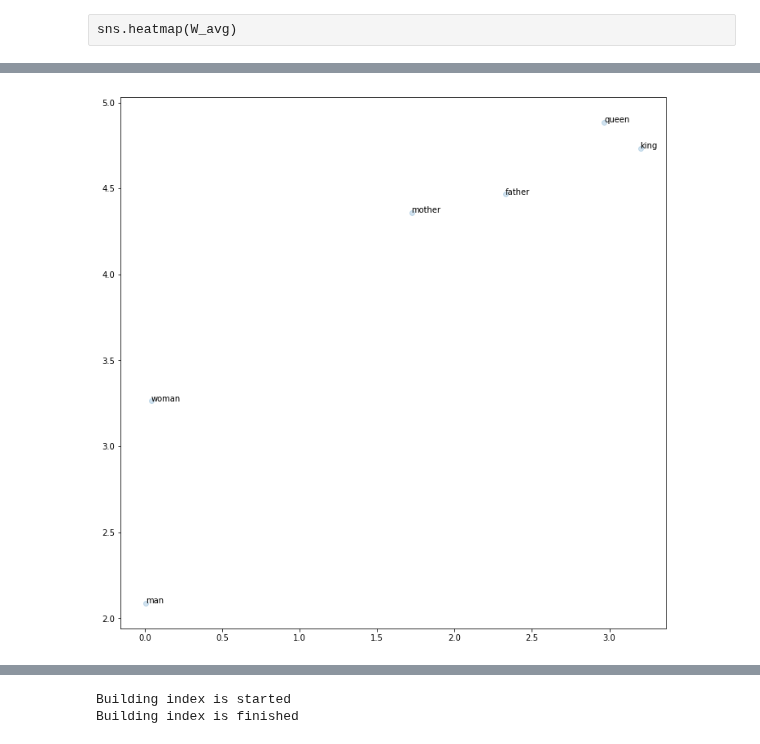
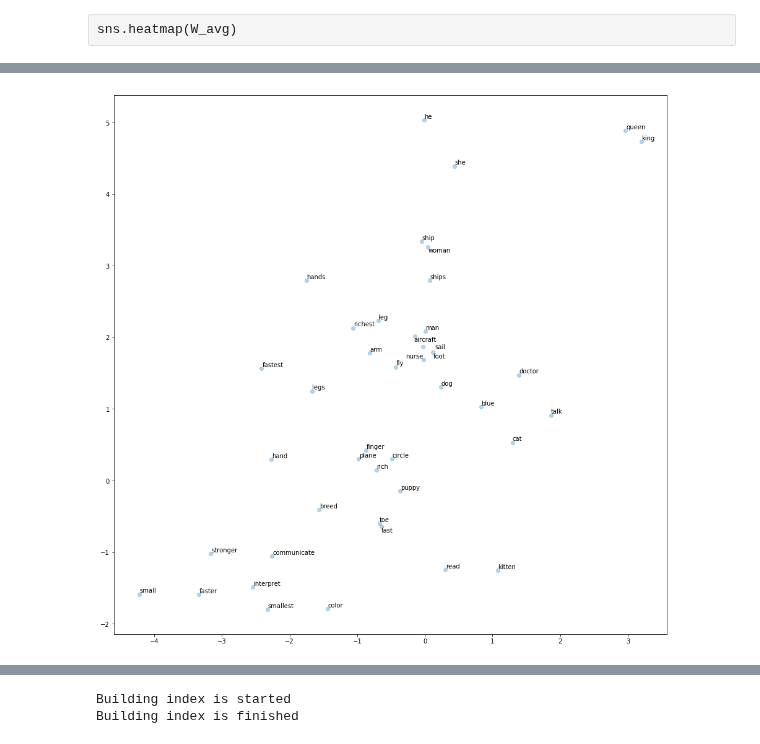
Before and after one commit to labdmitriy/dl_in_nlp, a Jupyter notebook: workshop_1/experiments/task3_word2vec.ipynb, the cells around one changed output, grey strips where cells are left out. Cells and saved outputs as stored; diff of their text form; code cells hidden in the pictures.

Commit message:
workshop_1 task 3 in progress

```diff
--- a/workshop_1/experiments/task3_word2vec.ipynb
+++ b/workshop_1/experiments/task3_word2vec.ipynb
@@ -335,0 +344,5 @@ classifier.fc1.weight_g.shape, classifier.fc1.weight_v.shape
+# %%
+weights = np.load('../models/final/task_3/weights.npz')
+W = weights['W']
+W_prime = weights['W_prime']
+W_avg = weights['W_avg']
@@ -377,11 +374,28 @@ from umap import UMAP
+# %%
+words = []
+words.extend(['man', 'he', 'woman', 'she'])
+words.extend(['fly', 'plane', 'aircraft', 'sail', 'ship', 'ships', 'circle'])
+words.extend(['kitten', 'cat', 'puppy', 'dog'])
+words.extend(['leg', 'legs', 'hand', 'hands'])
+words.extend(['blue', 'color', 'dog', 'breed'])
+words.extend(['toe', 'finger', 'foot', 'hand', 'arm'])
+words.extend(['talk', 'communicate', 'read', 'interpret'])
+words.extend(['man', 'king', 'woman', 'queen', 'doctor'])
+words.extend(['man', 'doctor', 'woman', 'nurse'])
+words.extend(['fast', 'fastest', 'small', 'smallest', 'rich', 'richest', 'faster', 'stronger'])
+words = list(set(words))
 # %%
-def plot_embeddings(embs_reduced, token_to_idx, tokens):
+def plot_embeddings(embs_reduced, token_to_idx, tokens, fig_size=(12, 12)):
     token_embs = embs_reduced[[token_to_idx[token] for token in tokens]]
 
-    fig, ax = plt.subplots(figsize=(12, 12))
-    ax.scatter(token_embs[:, 0], token_embs[:, 1], alpha=0.2)
+    fig, ax = plt.subplots(figsize=fig_size)
+    ax.scatter(token_embs[:, 0], token_embs[:, 1], alpha=0.3)
 
-    for i, token in enumerate(tokens):
-        ax.annotate(token, (token_embs[i, 0], token_embs[i, 1]))
+#     for i, token in enumerate(tokens):
+#         ax.annotate(token, xy=(token_embs[i, 0], token_embs[i, 1]),
+#                     xytext=(token_embs[i, 0] + 0.05, token_embs[i, 1] + 0.05))
+
+    texts = [plt.text(token_embs[i, 0], token_embs[i, 1], f'{token}') for i, token in enumerate(tokens)]
+    adjust_text(texts)
 # %%
 %%time
@@ -393,9 +407,9 @@ Wall time: 87.8 ms
 # %%
-tokens = ['man', 'woman', 'king', 'queen', 'mother', 'father']
+# tokens = ['man', 'woman', 'king', 'queen', 'mother', 'father']
 # tokens = list(dict(sg_batcher.token_counts.most_common(100)).keys())
-plot_embeddings(embs_pca, sg_batcher.token_to_idx, tokens)
+plot_embeddings(embs_pca, sg_batcher.token_to_idx, words, fig_size=(16, 16))
 # %% [output]
-[figure, old version]
+[figure, new version]
 # %%
 %%time
 tsne = TSNE(n_components=2, n_iter=1000, n_jobs=-1)
```
Also changed, not shown: parts of 38 cells of this notebook.
